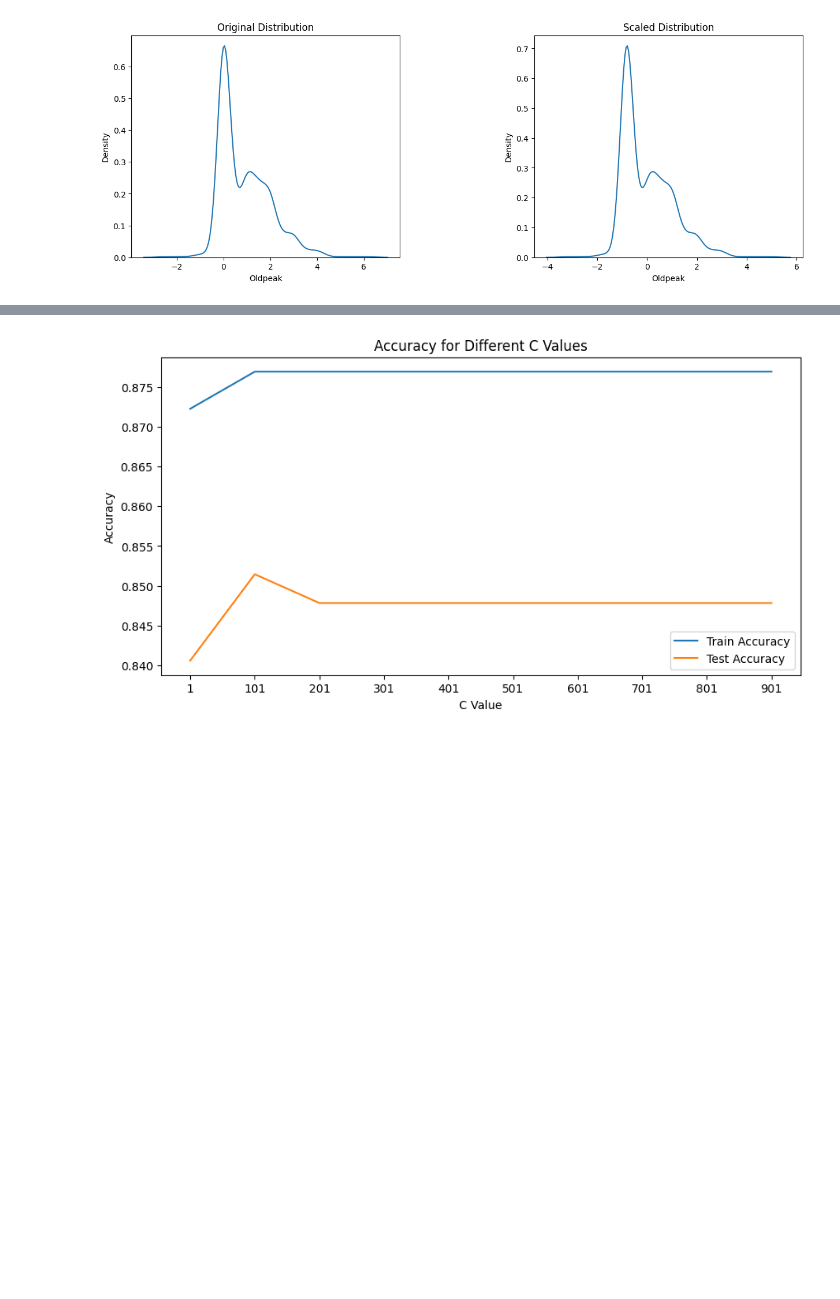
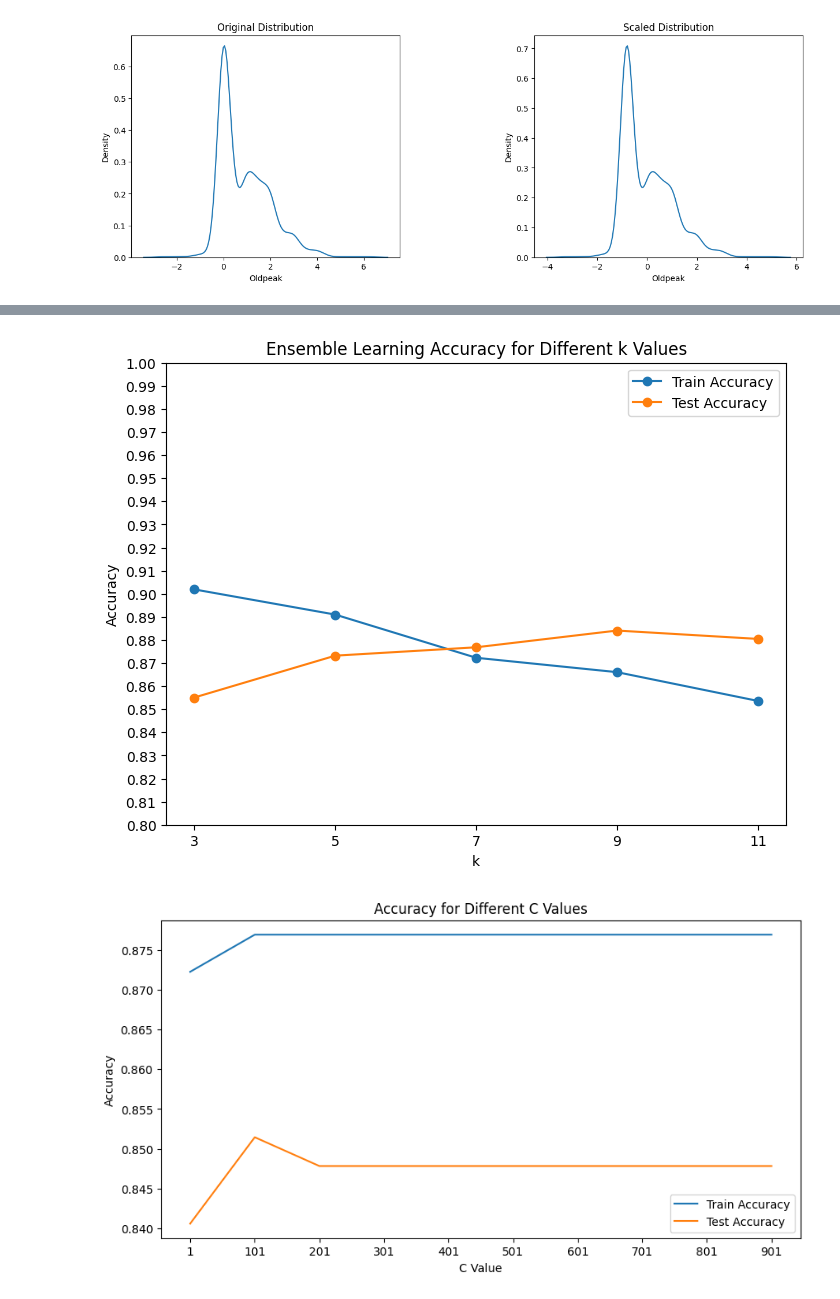
Before and after one commit to nbzuong/ML_Project, a Jupyter notebook: heart_predict.ipynb, the cells around one changed output, grey strips where cells are left out. Drawn from its saved outputs; the diff is of its cells as text; code cells hidden in the pictures; blank space fills up the shorter version.

Commit message:
ensemble learning for knn v1

```diff
--- a/heart_predict.ipynb
+++ b/heart_predict.ipynb
@@ -226,3 +200,84 @@ plt.show()
+# %%
+import numpy as np
+import matplotlib.pyplot as plt
+from sklearn.neighbors import KNeighborsClassifier
+from sklearn.metrics import accuracy_score
+
+# Define the number of base classifiers in the ensemble
+num_classifiers = 5
+
+# Define the range of k values to test
+k_values = [3, 5, 7, 9, 11]
+
+# Create empty lists to store the ensemble accuracies for training and test sets
+ensemble_train_accuracies = []
+ensemble_test_accuracies = []
+
+for k in k_values:
+    # Create an empty list to store the base classifiers
+    classifiers = []
+
+    # Train the base classifiers on different subsets of the training data
+    for i in range(num_classifiers):
+        classifier = KNeighborsClassifier(n_neighbors=k)
+        subset_indices = np.random.choice(len(feature_train), size=int(0.8 * len(feature_train)), replace=False)
+        subset_features = feature_train[subset_indices]
+        subset_targets = target_train[subset_indices]
+        classifier.fit(subset_features, subset_targets)
+        classifiers.append(classifier)
+
+    # Make predictions using each base classifier and calculate their weights based on accuracy
+    weights = []
+    train_predictions = []
+    test_predictions = []
+
+    for classifier in classifiers:
+        train_pred = classifier.predict(feature_train)
+        test_pred = classifier.predict(feature_test)
+        train_accuracy = accuracy_score(target_train, train_pred)
+        test_accuracy = accuracy_score(target_test, test_pred)
+        weight = train_accuracy / sum(train_accuracy for classifier in classifiers)
+        weights.append(weight)
+        train_predictions.append(train_pred)
+        test_predictions.append(test_pred)
+
+    # Combine the predictions using weighted voting for training set
+    ensemble_train_predictions = np.zeros_like(train_predictions[0], dtype=np.float64)
+
+    for i in range(len(classifiers)):
+        ensemble_train_predictions += weights[i] * train_predictions[i]
+
+    ensemble_train_predictions = np.round(ensemble_train_predictions)
+
+    # Combine the predictions using weighted voting for test set
+    ensemble_test_predictions = np.zeros_like(test_predictions[0], dtype=np.float64)
+
+    for i in range(len(classifiers)):
+        ensemble_test_predictions += weights[i] * test_predictions[i]
+
+    ensemble_test_predictions = np.round(ensemble_test_predictions)
+
+    # Evaluate the ensemble's accuracy for training and test sets
+    ensemble_train_accuracy = accuracy_score(target_train, ensemble_train_predictions)
+    ensemble_test_accuracy = accuracy_score(target_test, ensemble_test_predictions)
+
+    ensemble_train_accuracies.append(ensemble_train_accuracy)
+    ensemble_test_accuracies.append(ensemble_test_accuracy)
+
+# Plot the ensemble accuracies for different k values
+plt.figure(figsize=(8, 6))
+plt.plot(k_values, ensemble_train_accuracies, marker='o', label='Train Accuracy')
+plt.plot(k_values, ensemble_test_accuracies, marker='o', label='Test Accuracy')
+plt.xlabel('k')
+plt.ylabel('Accuracy')
+plt.title('Ensemble Learning Accuracy for Different k Values')
+plt.legend()
+plt.xticks(k_values)
+plt.yticks(np.arange(0.8, 1.01, 0.01))  # Set y-axis ticks from 0.8 to 1 with a step of 0.01
+plt.ylim(0.8, 1)
+plt.show()
+# %% [output]
+[figure, added]
 # %%
 #using SVM model with accuracy score for different C values for both train and test set and plotting the graph
 from sklearn.svm import SVC
```
Also changed, not shown: parts of 1 cell of this notebook.
